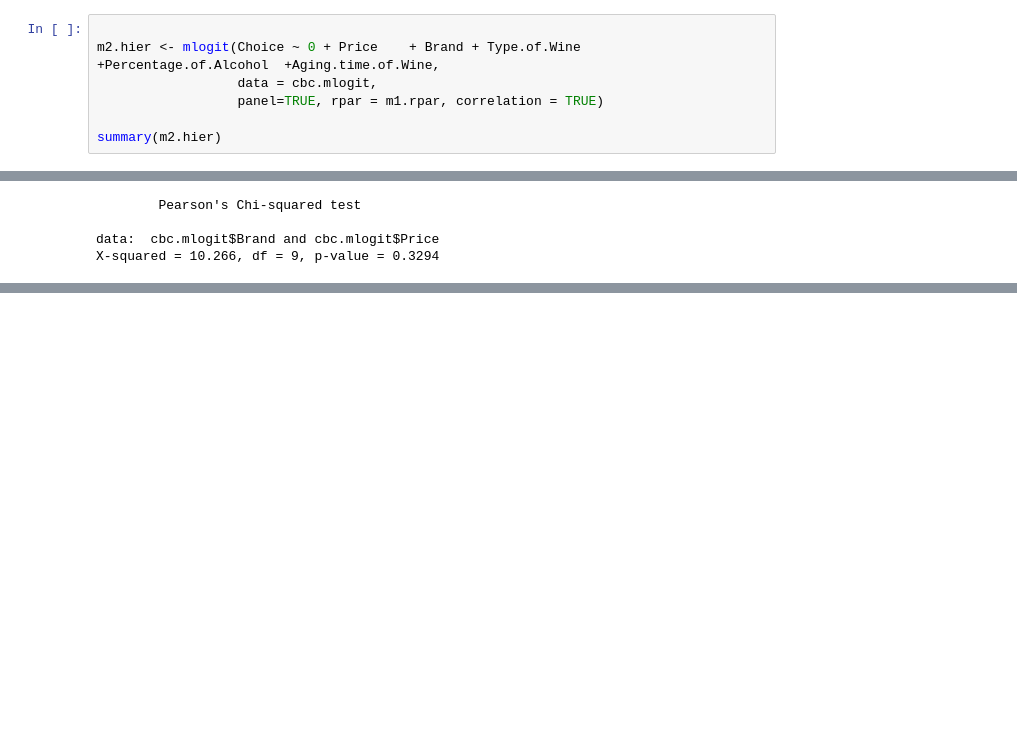
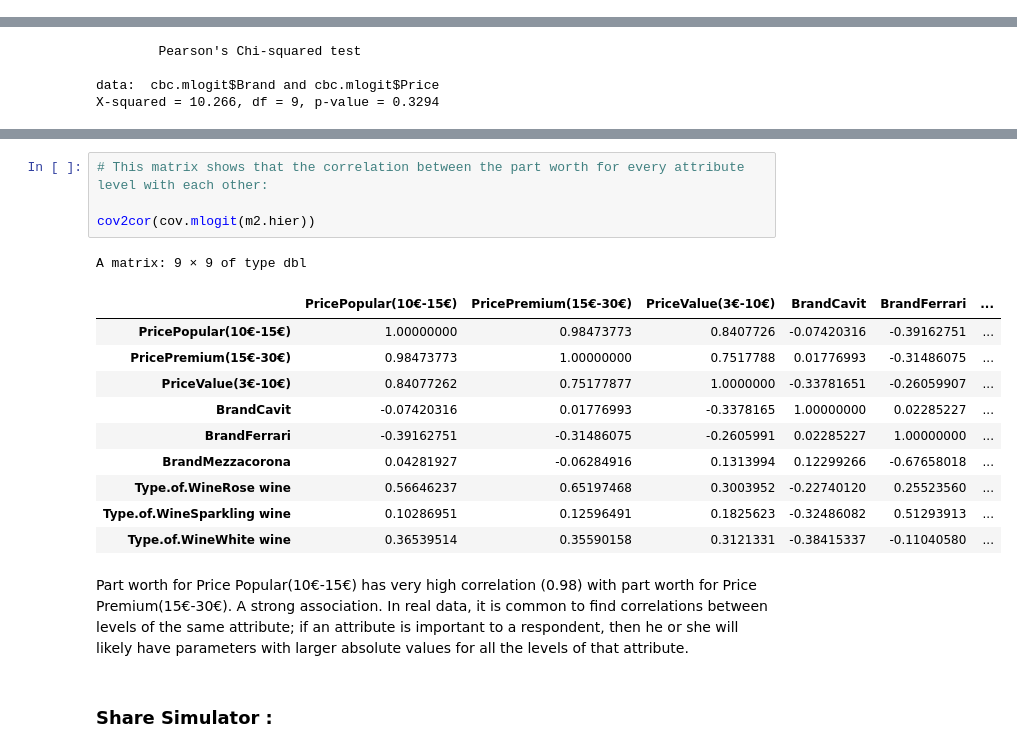
Before and after one commit to KSwaviman/Conjoint-Analysis, a Jupyter notebook: Analytics_on_Vino_Survey.ipynb, the cells around one changed output, grey strips where cells are left out. Drawn from its saved outputs; the diff is of its cells as text; blank space fills up the shorter version.

```diff
--- a/Analytics_on_Vino_Survey.ipynb
+++ b/Analytics_on_Vino_Survey.ipynb
@@ -441,7 +437,0 @@ For this first run, we assume that we do not want random parameters to be correl
-# %%
-
-m2.hier <- mlogit(Choice ~ 0 + Price	+ Brand	+ Type.of.Wine	+Percentage.of.Alcohol	+Aging.time.of.Wine,
-                  data = cbc.mlogit,
-                  panel=TRUE, rpar = m1.rpar, correlation = TRUE)
-
-summary(m2.hier)
@@ -509,0 +556,23 @@ X-squared = 10.266, df = 9, p-value = 0.3294
+# %%
+# This matrix shows that the correlation between the part worth for every attribute level with each other:
+
+cov2cor(cov.mlogit(m2.hier))
+# %% [output]
+A matrix: 9 × 9 of type dbl
+|  | PricePopular(10€-15€) | PricePremium(15€-30€) | PriceValue(3€-10€) | BrandCavit | BrandFerrari | ... |
+| PricePopular(10€-15€) | 1.00000000 | 0.98473773 | 0.8407726 | -0.07420316 | -0.39162751 | ... |
+| PricePremium(15€-30€) | 0.98473773 | 1.00000000 | 0.7517788 | 0.01776993 | -0.31486075 | ... |
+| PriceValue(3€-10€) | 0.84077262 | 0.75177877 | 1.0000000 | -0.33781651 | -0.26059907 | ... |
+| BrandCavit | -0.07420316 | 0.01776993 | -0.3378165 | 1.00000000 | 0.02285227 | ... |
+| BrandFerrari | -0.39162751 | -0.31486075 | -0.2605991 | 0.02285227 | 1.00000000 | ... |
+| BrandMezzacorona | 0.04281927 | -0.06284916 | 0.1313994 | 0.12299266 | -0.67658018 | ... |
+| Type.of.WineRose wine | 0.56646237 | 0.65197468 | 0.3003952 | -0.22740120 | 0.25523560 | ... |
+| Type.of.WineSparkling wine | 0.10286951 | 0.12596491 | 0.1825623 | -0.32486082 | 0.51293913 | ... |
+| Type.of.WineWhite wine | 0.36539514 | 0.35590158 | 0.3121331 | -0.38415337 | -0.11040580 | ... |
+# %% [markdown]
+Part worth for Price Popular(10€-15€) has very high correlation (0.98) with part worth for Price Premium(15€-30€). A strong association. In real data, it is common to find
+correlations between levels of the same attribute; if an attribute is important to a
+respondent, then he or she will likely have parameters with larger absolute values
+for all the levels of that attribute.
+# %% [markdown]
+### Share Simulator :
```
Also changed, not shown: parts of 19 cells of this notebook.
